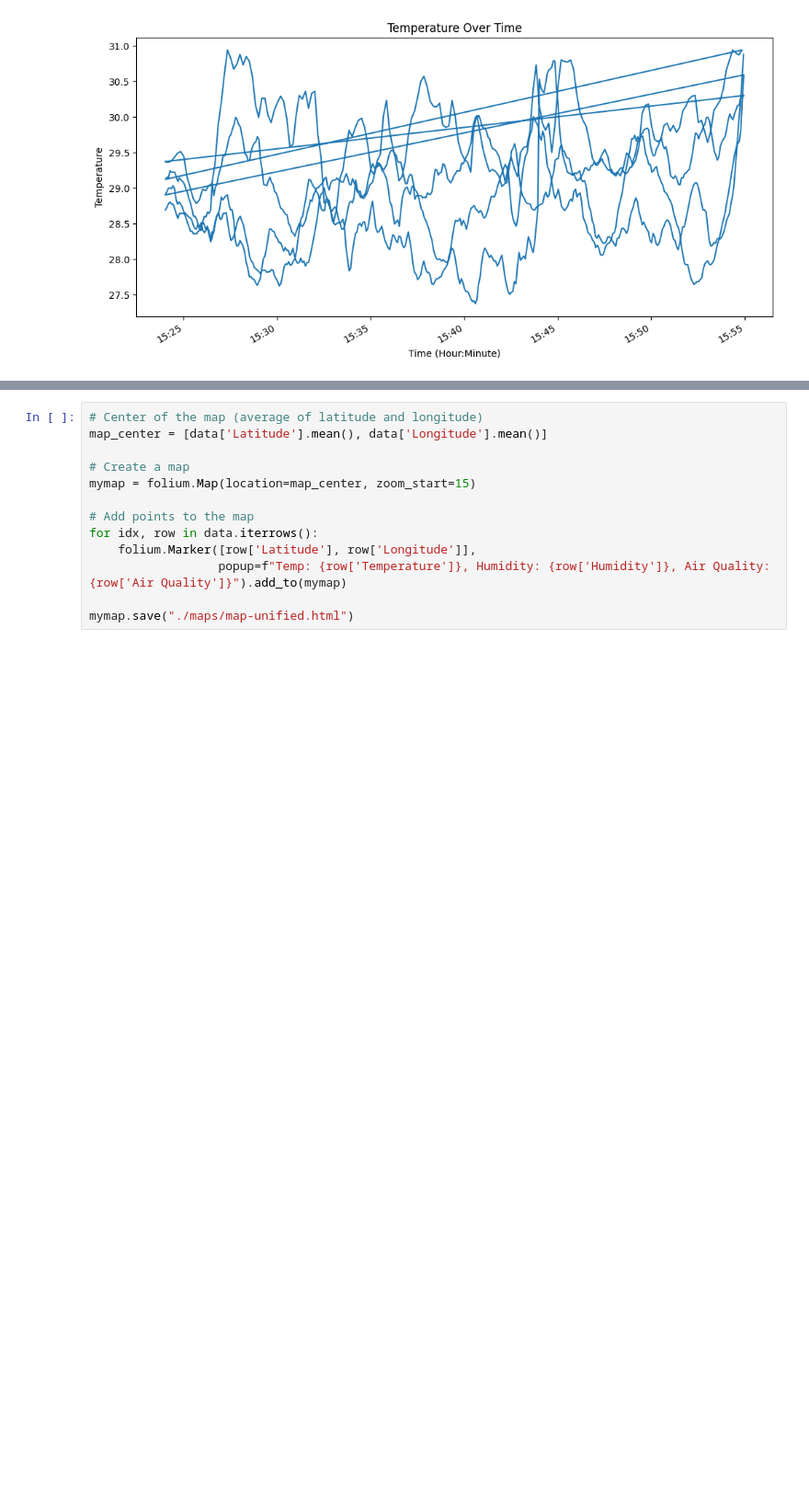
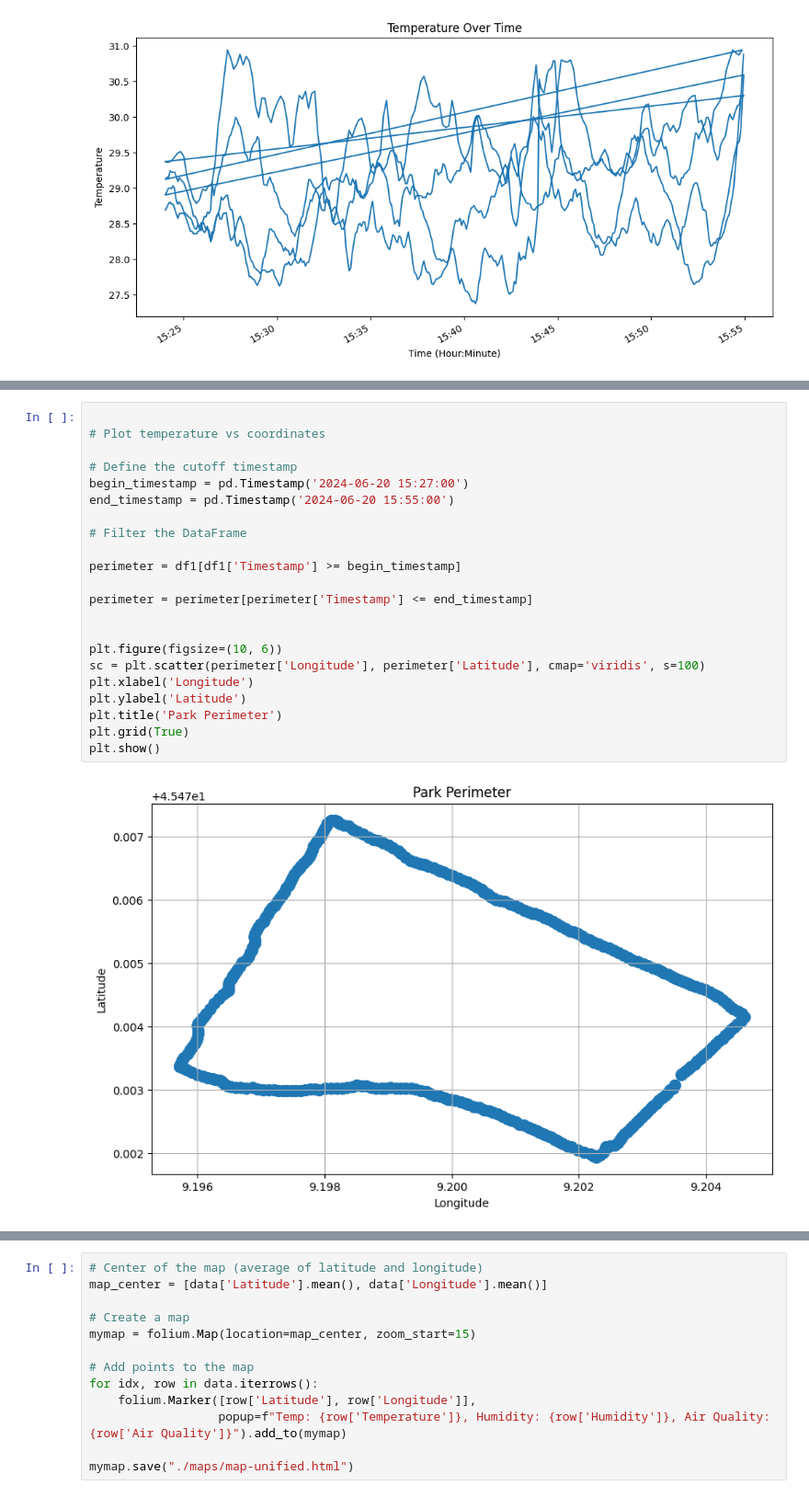
Before and after one commit to febagni/smart-cities-temperature-analysis, a Jupyter notebook: unified-analysis.ipynb, the cells around one changed output, grey strips where cells are left out. Shown at 92% size. Saved outputs shown, nothing was run; the diff lists cells and outputs as text; blank space fills up the shorter version.

```diff
--- a/unified-analysis.ipynb
+++ b/unified-analysis.ipynb
@@ -159,0 +210,24 @@ plt.show()
+# %%
+
+# Plot temperature vs coordinates
+
+# Define the cutoff timestamp
+begin_timestamp = pd.Timestamp('2024-06-20 15:27:00')
+end_timestamp = pd.Timestamp('2024-06-20 15:55:00')
+
+# Filter the DataFrame
+
+perimeter = df1[df1['Timestamp'] >= begin_timestamp]
+
+perimeter = perimeter[perimeter['Timestamp'] <= end_timestamp]
+
+
+plt.figure(figsize=(10, 6))
+sc = plt.scatter(perimeter['Longitude'], perimeter['Latitude'], cmap='viridis', s=100)
+plt.xlabel('Longitude')
+plt.ylabel('Latitude')
+plt.title('Park Perimeter')
+plt.grid(True)
+plt.show()
+# %% [output]
+[figure, added]
```
Also changed, not shown: parts of 21 cells of this notebook, 7 other files.
